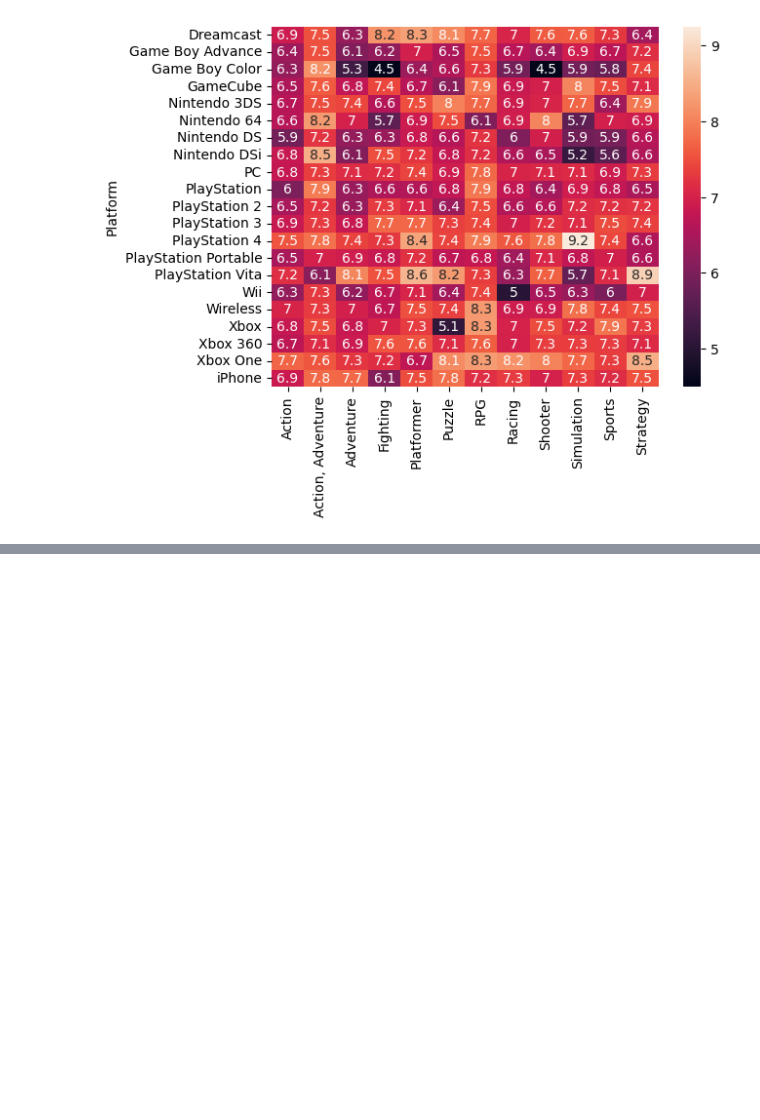
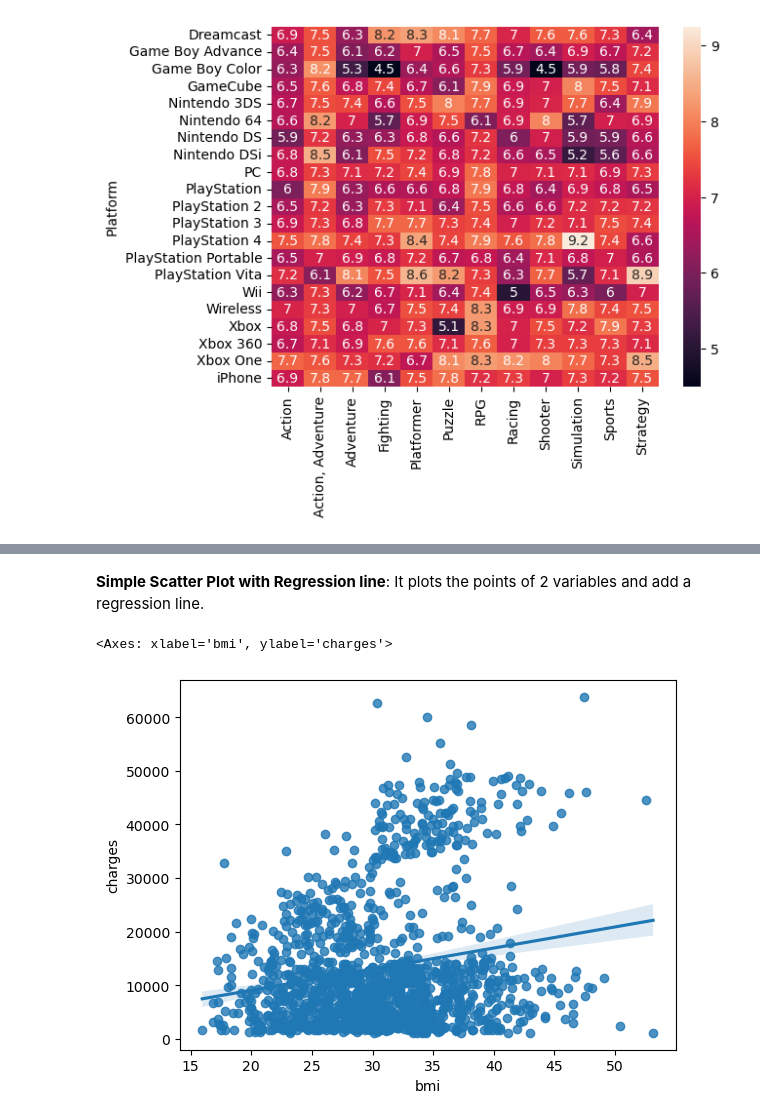
Before and after one commit to carlos-cruz-cruz/Plots_with_Seaborn_Python, a Jupyter notebook: 001_Plotting_w_Pandas_Seaborn/Plots_Pandas_Seaborn.ipynb, the cells around one changed output, grey strips where cells are left out. Saved outputs shown, nothing was run; the diff lists cells and outputs as text; code cells hidden in the pictures; blank space fills up the shorter version.

```diff
--- a/001_Plotting_w_Pandas_Seaborn/Plots_Pandas_Seaborn.ipynb
+++ b/001_Plotting_w_Pandas_Seaborn/Plots_Pandas_Seaborn.ipynb
@@ -125,0 +153,7 @@ sns.heatmap(df_bar_chart_heatmap, annot=True)
+# %% [markdown]
+**Simple Scatter Plot with Regression line**: It plots the points of 2 variables and add a regression line.
+# %%
+sns.regplot(x=insurance_data['bmi'], y=insurance_data['charges'])
+# %% [output]
+<Axes: xlabel='bmi', ylabel='charges'>
+[figure, added]
```
Also changed, not shown: parts of 45 cells of this notebook.
